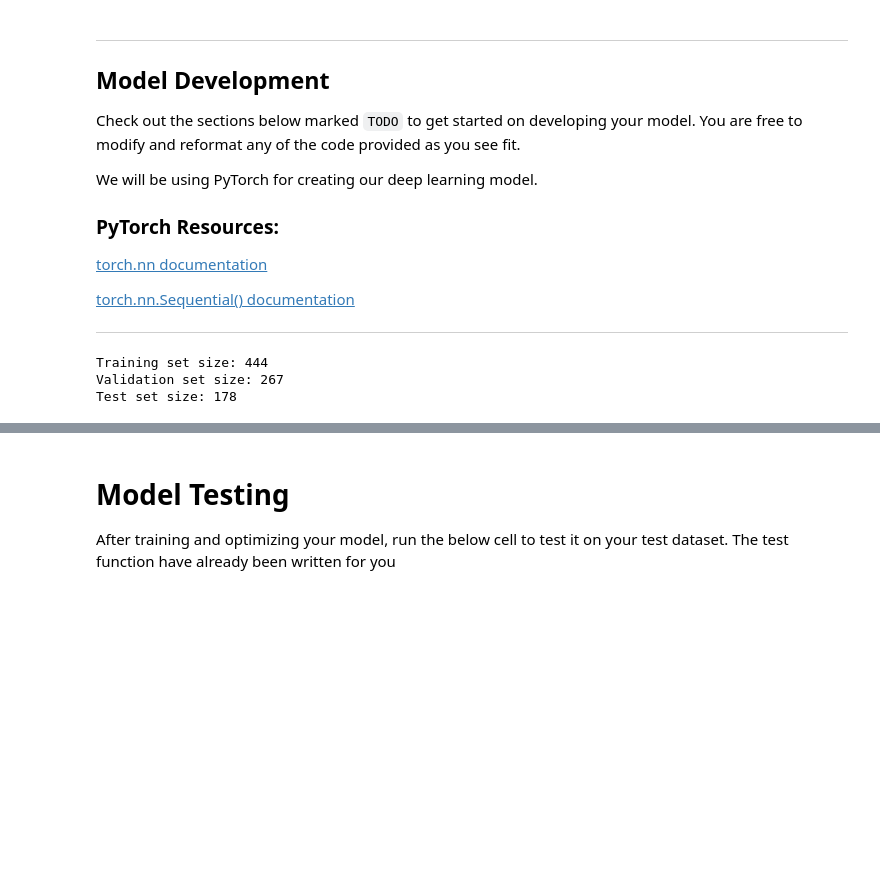
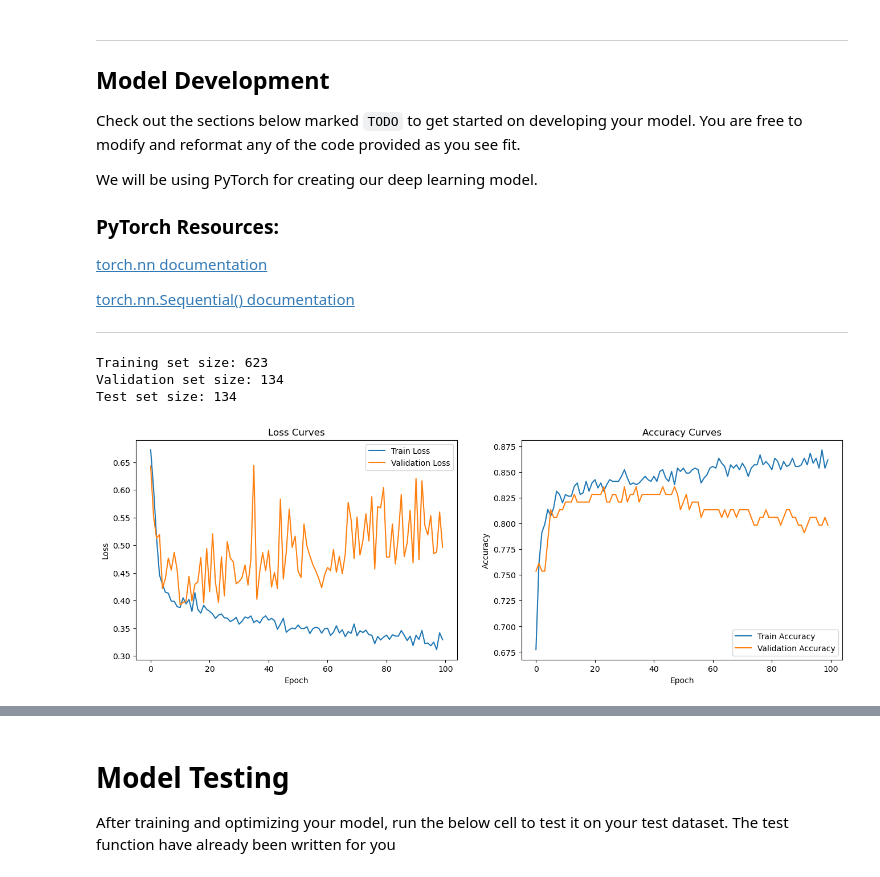
Before and after one commit to DrDynamist/MDST-Onboarding-main, a Jupyter notebook: Optional-Challenges/DL/titanic.ipynb, the cells around one changed output, grey strips where cells are left out. Cells and saved outputs as stored; diff of their text form; code cells hidden in the pictures; blank space fills up the shorter version.

```diff
--- a/Optional-Challenges/DL/titanic.ipynb
+++ b/Optional-Challenges/DL/titanic.ipynb
@@ -139,17 +147,3 @@ embark_town      2
 alive            0
 alone            0
 dtype: int64
-# %%
-# drop columns that are redundant or contain many NaN values
-df = df.drop(["pclass", "alive", "embarked", "alone", "adult_male", "deck", "age"], axis = 1)
-df = df.dropna(subset=["embark_town"])
-
-# TODO: Further data preprocessing (optional)
-# %%
-# One Hot Encode categorical variables
-df["sex"] = df["sex"].map({"male": 0, "female": 1})
-for label in ["class", "who", "embark_town"]:
-    df = df.join(pd.get_dummies(df[label], prefix=label))
-    df = df.drop(label, axis=1)
-
-# TODO: Further feature engineering (optional)
@@ -178,12 +231,12 @@ from sklearn.preprocessing import StandardScaler
 # feel free to add any additional packages as you see fit
 # %%
 ### --------------------------------------------
-### TODO 1/4: modify train/validation/test split
+### Completed 1/4: train/validation/test split
 ### --------------------------------------------
 
-train_size = 0.5
-validation_size = 0.3
-test_size = 0.2
+train_size = 0.7
+validation_size = 0.15
+test_size = 0.15
 
 # Note the inclusion of a validation set. This allows
 # for unbiased evaluation during model development,
@@ -193,10 +246,10 @@ test_size = 0.2
 # set provides an independent evaluation once the
 # model is finalized.
 
-### --------------------------------------------END TODO 1/4
+### --------------------------------------------END Completed 1/4
 
-X = df.drop(columns=['survived'])
-y = df['survived']
+X = df_model.drop(columns=['survived'])
+y = df_model['survived']
 
 def to_torch_tensor(X: pd.DataFrame, y: pd.Series) -> torch.Tensor:
     return (torch.tensor(X.to_numpy(dtype=np.float32), dtype=torch.float32),
@@ -228,24 +281,29 @@ class TitanicNN(nn.Module):
     def __init__(self):
         super(TitanicNN, self).__init__()
         ### ------------------------------------------------
-        ### TODO 2/4: Define model architecture here
+        ### Completed 2/4: model architecture
         ### ------------------------------------------------
-        # Linear / Fully-Connected Layer:
+        input_size = X.shape[1]
 
-        # Regularization Techniques:
-
-        # Activation Functions:
-
-        #...
-        ### ------------------------------------------------END TODO 2/4
+        self.network = nn.Sequential(
+            nn.Linear(input_size, 64),
+            nn.ReLU(),
+            nn.Dropout(p=0.25),
+            nn.Linear(64, 32),
+            nn.ReLU(),
+            nn.Dropout(p=0.15),
+            nn.Linear(32, 1),
+            nn.Sigmoid()
+        )
+        ### ------------------------------------------------END Completed 2/4
 
     def forward(self, x):
         ### ------------------------------------------------
-        ### TODO 3/4: Define forward pass here
+        ### Completed 3/4: forward pass
         ### ------------------------------------------------
 
-        return x
-        ### ------------------------------------------------END TODO 3/4
+        return self.network(x)
+        ### ------------------------------------------------END Completed 3/4
 
 # Alternative method of defining your model:
 # model = nn.Sequential(
@@ -256,11 +314,13 @@ class TitanicNN(nn.Module):
 model = TitanicNN()
 
 ### ---------------------------------------------------------------------------
-### TODO 4/4: modify hyperparameters (choice of optimizer, learning rate, etc.)
+### Completed 4/4: hyperparameters
 ### ---------------------------------------------------------------------------
 
+torch.manual_seed(42)
+
 # Epochs: the number of complete passes of the training dataset
-epochs = 5
+epochs = 100
 
 # Batch Size: the number of training samples
 # in one forward/backward pass. Smaller batch size
@@ -272,12 +332,12 @@ batch_size = 32
 
 # Learning Rate: determines step size at each
 # iteration of optimizer
-lr = 1e-5
+lr = 1e-3
 
 loss_function = nn.BCELoss()
-optimizer = torch.optim.Adam(model.parameters(), lr=lr, weight_decay=0, amsgrad=False)
+optimizer = torch.optim.Adam(model.parameters(), lr=lr, weight_decay=1e-4, amsgrad=True)
 
-### ---------------------------------------------------------------------------END TODO 4/4
+### ---------------------------------------------------------------------------END Completed 4/4
 
 train_loader = DataLoader(train_dataset, batch_size=batch_size, shuffle=True)
 val_loader = DataLoader(val_dataset, batch_size=batch_size, shuffle=True)
@@ -363,33 +423,34 @@ for t in range(epochs):
     train_accuracies.append(train_accuracy)
     val_accuracies.append(val_accuracy)
 
 def plot_train_curves(train_losses: list[float], val_losses: list[float], train_accuracies: list[float], val_accuracies: list[float]) -> None:
     plt.figure(figsize=(16, 5))
 
     plt.subplot(1, 2, 1)
     plt.plot(train_losses, label="Train Loss")
     plt.plot(val_losses, label="Validation Loss")
     plt.xlabel('Epoch')
     plt.ylabel('Loss')
     plt.title('Loss Curves')
     plt.legend()
 
     plt.subplot(1, 2, 2)
     plt.plot(train_accuracies, label="Train Accuracy")
     plt.plot(val_accuracies, label="Validation Accuracy")
     plt.xlabel('Epoch')
     plt.ylabel('Accuracy')
     plt.title('Accuracy Curves')
     plt.legend()
     plt.show()
 
     print(f'Train Loss: {train_losses[-1]:.4f}')
     print(f'Validation Loss: {val_losses[-1]:.4f}')
     print(f'Train Accuracy: {train_accuracies[-1]:.4f}')
     print(f'Validation Accuracy: {val_accuracies[-1]:.4f}')
 
 plot_train_curves(train_losses, val_losses, train_accuracies, val_accuracies)
 # %% [output]
-Training set size: 444
-Validation set size: 267
-Test set size: 178
+Training set size: 623
+Validation set size: 134
+Test set size: 134
+[figure, added]
```
Also changed, not shown: parts of 5 cells of this notebook.
